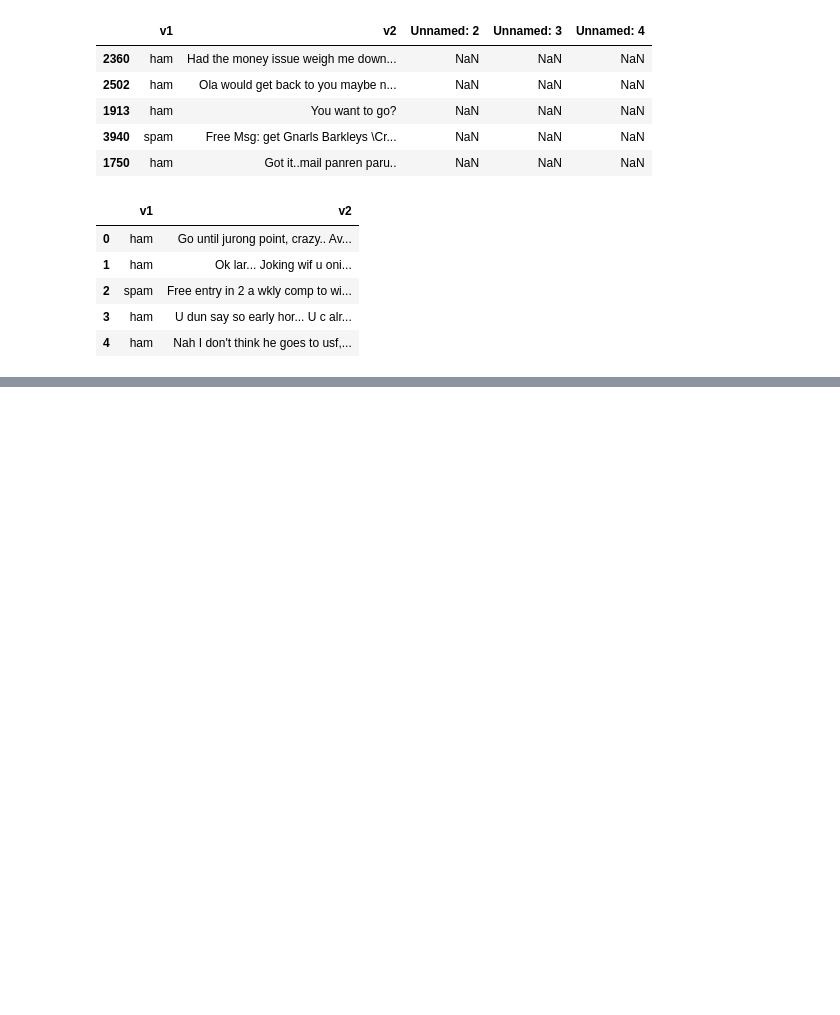
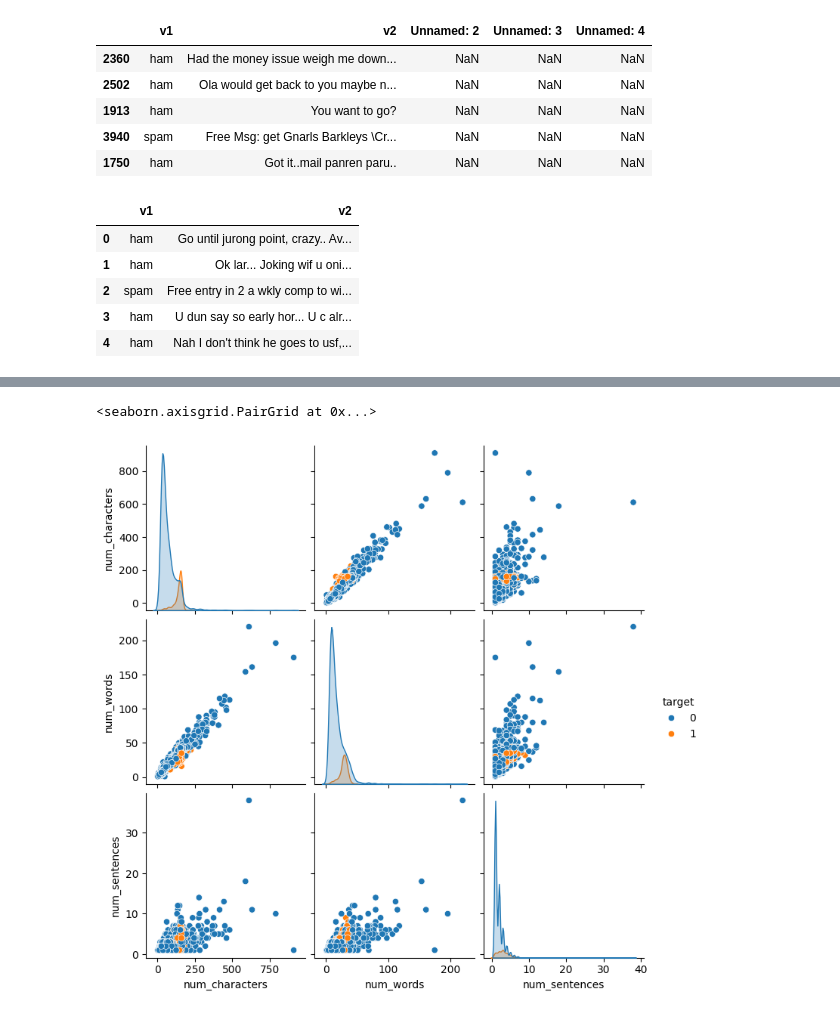
Before and after one commit to ahmadab7447/Email-Spam-Classifier, a Jupyter notebook: spam-detection.ipynb, the cells around one changed output, grey strips where cells are left out. Drawn from its saved outputs; the diff is of its cells as text; code cells hidden in the pictures; blank space fills up the shorter version.

```diff
--- a/spam-detection.ipynb
+++ b/spam-detection.ipynb
@@ -74,0 +238,5 @@ df.sample(5)
+# %%
+sns.pairplot(df,hue='target')
+# %% [output]
+<seaborn.axisgrid.PairGrid at 0x...>
+[figure, added]
```
Also changed, not shown: parts of 52 cells of this notebook, 1 other file.
